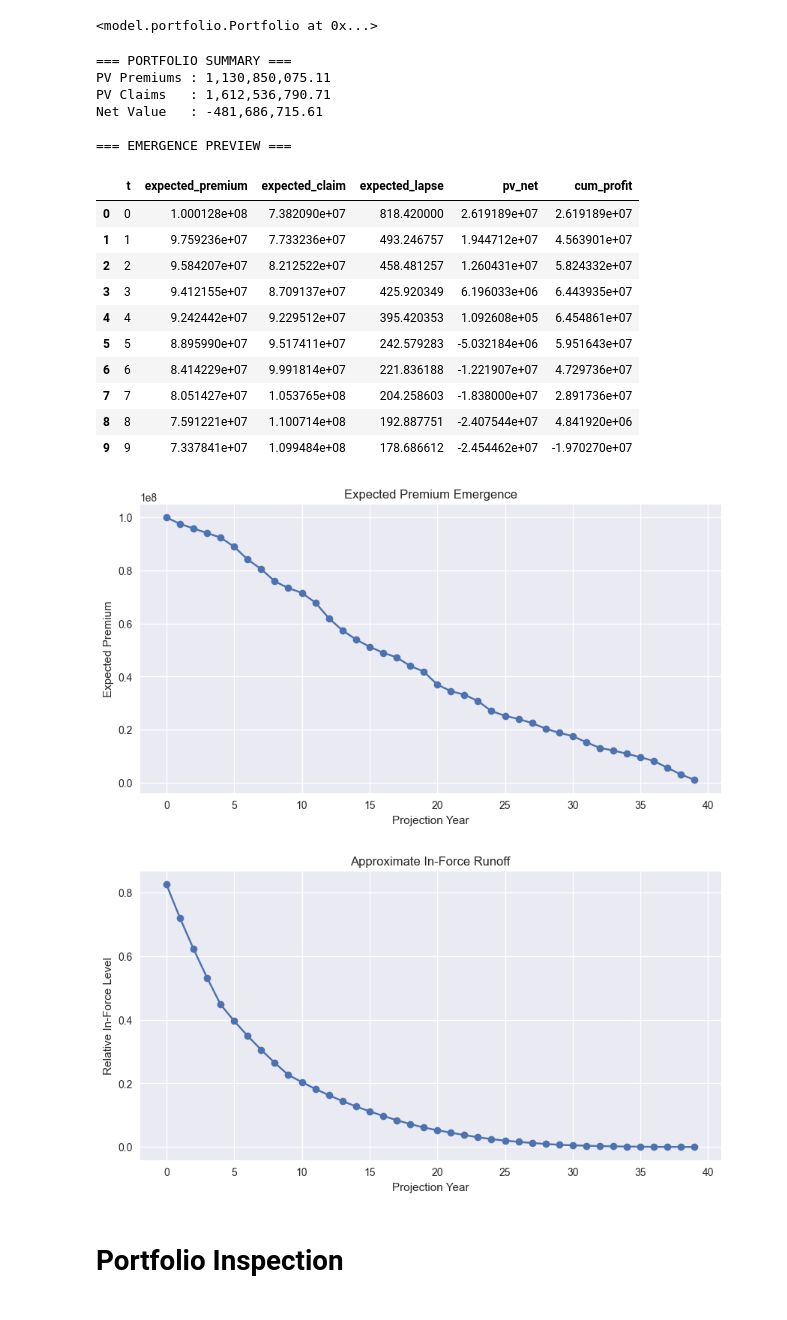
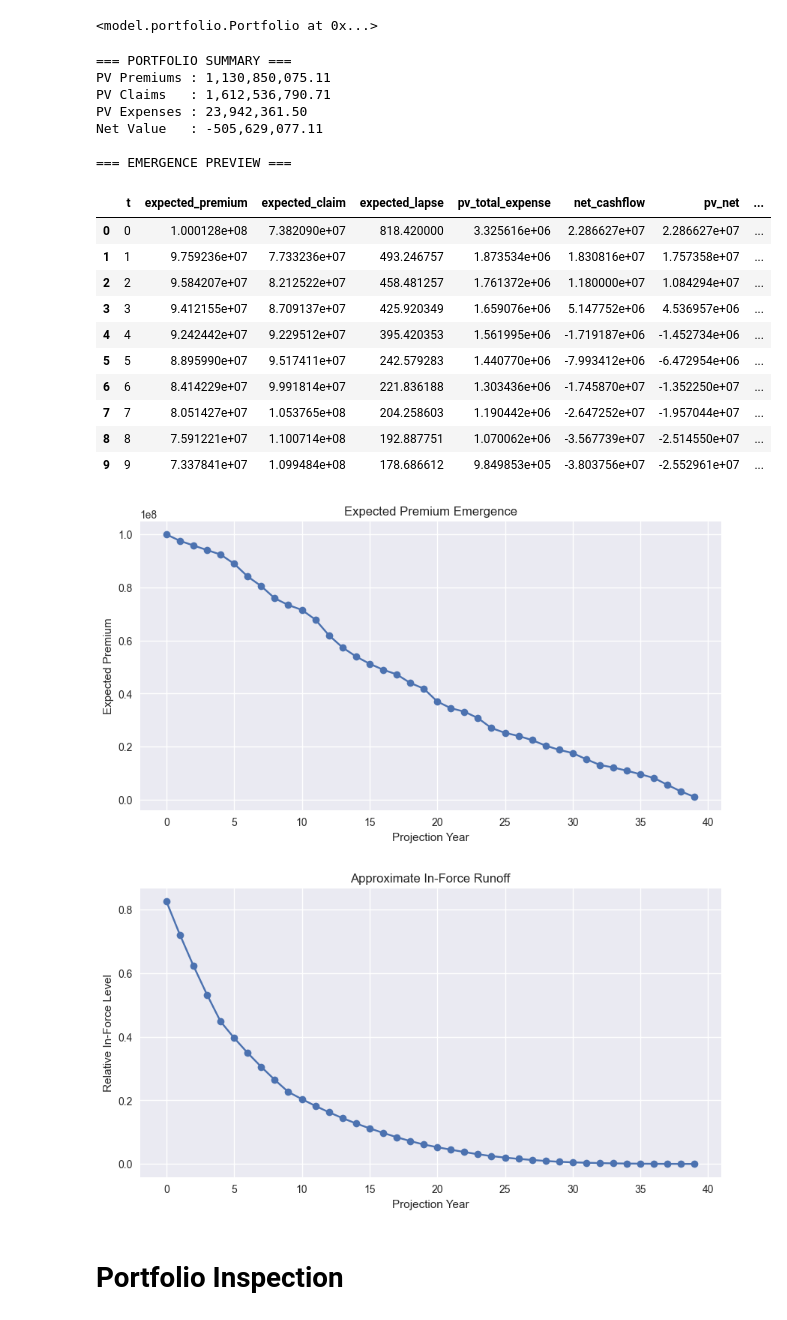
Before and after one commit to asehdev1994/actuarial-life-model-engine, a Jupyter notebook: notebooks/multiple_policy_run.ipynb, the cells around one changed output. Saved outputs shown, nothing was run; the diff lists cells and outputs as text; code cells hidden in the pictures.

```diff
--- a/notebooks/multiple_policy_run.ipynb
+++ b/notebooks/multiple_policy_run.ipynb
@@ -69,10 +69,15 @@ lapse_table = assumptions_module.load_lapse_table(
     "../data/lapse_tables/lapse_rates.csv"
 )
 
+expense_table = assumptions_module.load_expense_table(
+    "../data/expense_tables/expense_rates.csv"
+)
+
 assumptions = assumptions_module.AssumptionSet(
     mortality=mortality,
     interest=interest,
-    lapse=lapse_table
+    lapse=lapse_table,
+    expenses=expense_table
 )
 # %% [markdown]
 # Portfolio Setup
@@ -101,6 +106,7 @@ df = profit_analysis.build_profit_dataframe(result)
 print("=== PORTFOLIO SUMMARY ===")
 print(f"PV Premiums : {result.pv_premiums:,.2f}")
 print(f"PV Claims   : {result.pv_claims:,.2f}")
+print(f"PV Expenses : {result.pv_expenses:,.2f}")
 print(f"Net Value   : {result.net_value:,.2f}")
 print()
 
@@ -115,6 +121,8 @@ display_cols = [
     "expected_premium",
     "expected_claim",
     "expected_lapse",
+    "pv_total_expense",
+    "net_cashflow",
     "pv_net",
     "cum_profit"
 ]
@@ -150,45 +158,46 @@ plt.figure(figsize=(10, 5))
 if df["expected_lapse"].sum() > 0:
 
     runoff = 1 - (
         df["expected_lapse"].cumsum()
         / df["expected_lapse"].sum()
     )
 
 else:
 
     runoff = [1.0] * len(df)
 
 plt.plot(
     df["t"],
     runoff,
     marker="o"
 )
 
 plt.title("Approximate In-Force Runoff")
 plt.xlabel("Projection Year")
 plt.ylabel("Relative In-Force Level")
 
 plt.grid(True)
 
 plt.show()
 # %% [output]
 === PORTFOLIO SUMMARY ===
 PV Premiums : 1,130,850,075.11
 PV Claims   : 1,612,536,790.71
-Net Value   : -481,686,715.61
+PV Expenses : 23,942,361.50
+Net Value   : -505,629,077.11
 
 === EMERGENCE PREVIEW ===
-|  | t | expected_premium | expected_claim | expected_lapse | pv_net | cum_profit |
-| 0 | 0 | 1.000128e+08 | 7.382090e+07 | 818.420000 | 2.619189e+07 | 2.619189e+07 |
-| 1 | 1 | 9.759236e+07 | 7.733236e+07 | 493.246757 | 1.944712e+07 | 4.563901e+07 |
-| 2 | 2 | 9.584207e+07 | 8.212522e+07 | 458.481257 | 1.260431e+07 | 5.824332e+07 |
-| 3 | 3 | 9.412155e+07 | 8.709137e+07 | 425.920349 | 6.196033e+06 | 6.443935e+07 |
-| 4 | 4 | 9.242442e+07 | 9.229512e+07 | 395.420353 | 1.092608e+05 | 6.454861e+07 |
-| 5 | 5 | 8.895990e+07 | 9.517411e+07 | 242.579283 | -5.032184e+06 | 5.951643e+07 |
-| 6 | 6 | 8.414229e+07 | 9.991814e+07 | 221.836188 | -1.221907e+07 | 4.729736e+07 |
-| 7 | 7 | 8.051427e+07 | 1.053765e+08 | 204.258603 | -1.838000e+07 | 2.891736e+07 |
-| 8 | 8 | 7.591221e+07 | 1.100714e+08 | 192.887751 | -2.407544e+07 | 4.841920e+06 |
-| 9 | 9 | 7.337841e+07 | 1.099484e+08 | 178.686612 | -2.454462e+07 | -1.970270e+07 |
+|  | t | expected_premium | expected_claim | expected_lapse | pv_total_expense | net_cashflow | pv_net | ... |
+| 0 | 0 | 1.000128e+08 | 7.382090e+07 | 818.420000 | 3.325616e+06 | 2.286627e+07 | 2.286627e+07 | ... |
+| 1 | 1 | 9.759236e+07 | 7.733236e+07 | 493.246757 | 1.873534e+06 | 1.830816e+07 | 1.757358e+07 | ... |
+| 2 | 2 | 9.584207e+07 | 8.212522e+07 | 458.481257 | 1.761372e+06 | 1.180000e+07 | 1.084294e+07 | ... |
+| 3 | 3 | 9.412155e+07 | 8.709137e+07 | 425.920349 | 1.659076e+06 | 5.147752e+06 | 4.536957e+06 | ... |
+| 4 | 4 | 9.242442e+07 | 9.229512e+07 | 395.420353 | 1.561995e+06 | -1.719187e+06 | -1.452734e+06 | ... |
+| 5 | 5 | 8.895990e+07 | 9.517411e+07 | 242.579283 | 1.440770e+06 | -7.993412e+06 | -6.472954e+06 | ... |
+| 6 | 6 | 8.414229e+07 | 9.991814e+07 | 221.836188 | 1.303436e+06 | -1.745870e+07 | -1.352250e+07 | ... |
+| 7 | 7 | 8.051427e+07 | 1.053765e+08 | 204.258603 | 1.190442e+06 | -2.647252e+07 | -1.957044e+07 | ... |
+| 8 | 8 | 7.591221e+07 | 1.100714e+08 | 192.887751 | 1.070062e+06 | -3.567739e+07 | -2.514550e+07 | ... |
+| 9 | 9 | 7.337841e+07 | 1.099484e+08 | 178.686612 | 9.849853e+05 | -3.803756e+07 | -2.552961e+07 | ... |
 [figure]
 [figure]
 # %% [markdown]
```
Also changed, not shown: parts of 4 cells of this notebook, 2 other files.
